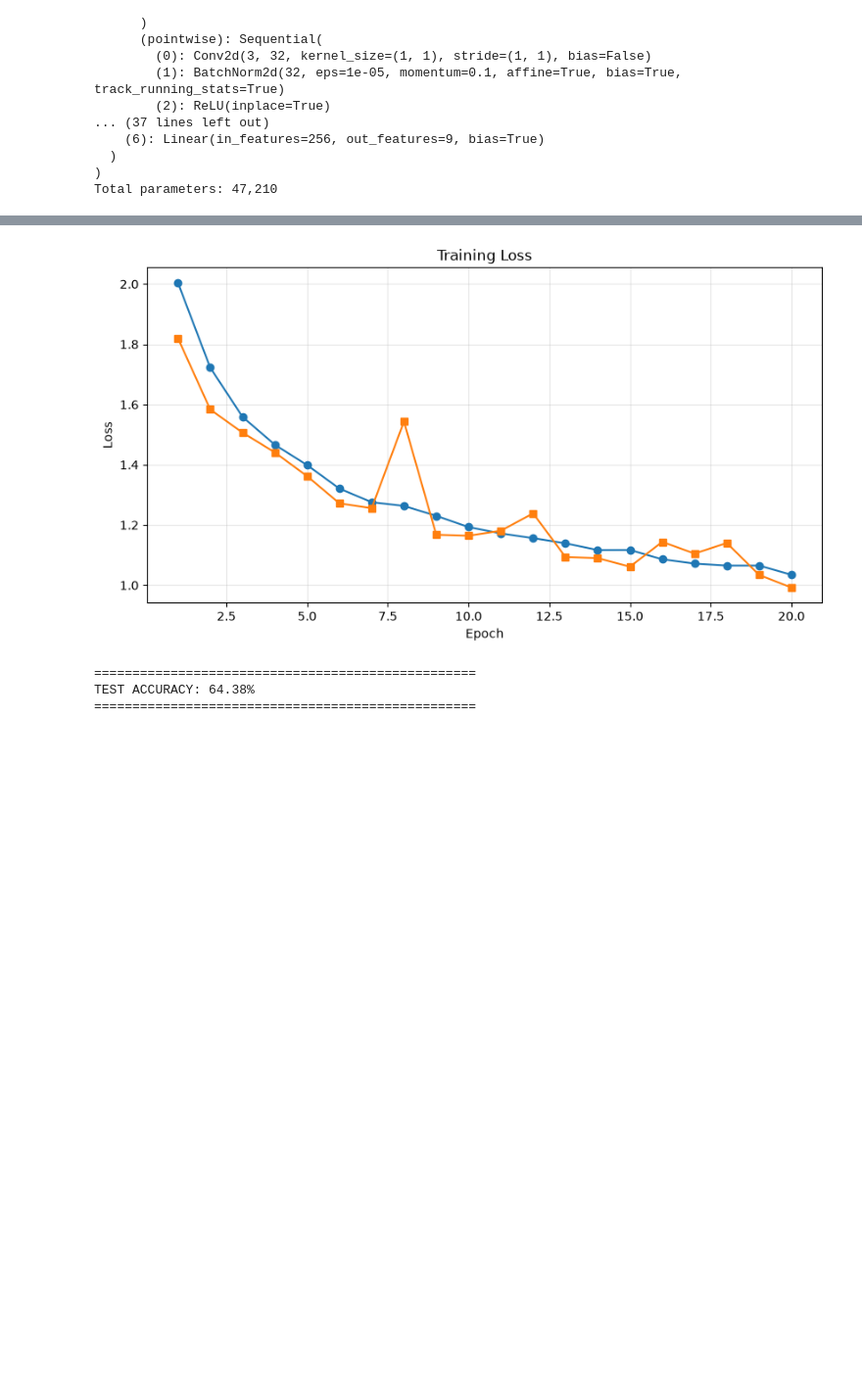
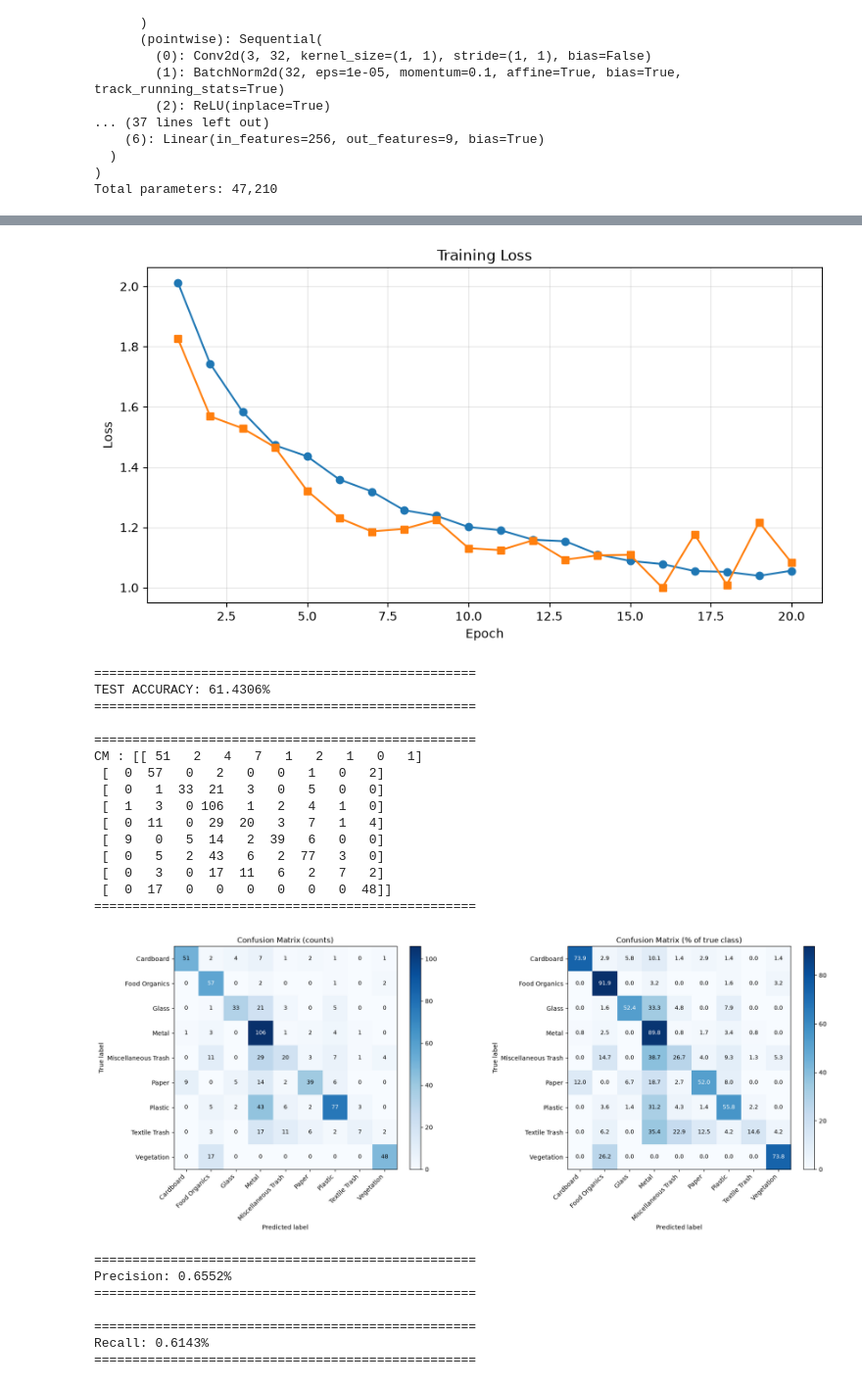
Before and after one commit to SenadiF/Botzilla---EN3150-Assignment-03, a Jupyter notebook: notebooks/classification_model_A.ipynb, the cells around one changed output, grey strips where cells are left out. Shown at 98% size. Drawn from its saved outputs; the diff is of its cells as text; code cells hidden in the pictures; blank space fills up the shorter version.

```diff
--- a/notebooks/classification_model_A.ipynb
+++ b/notebooks/classification_model_A.ipynb
@@ -493,9 +619,15 @@ WasteImageNNLight(
 )
 Total parameters: 47,210
 # %%
+import time
+
+start_time = time.perf_counter()
 train_loss, validation_loss = train(model=model_light, train_loader=train_loader, val_loader=val_loader, num_ephohs=20, lr=1e-3)
+end_time = time.perf_counter()
+print(f"Training Time : {end_time-start_time}")
+# plot and results
 plot_training_loss(train_losses=train_loss, validation_losses=validation_loss)
-test_acc = evaluate_test(model=model_light, test_loader=test_loader)
+test_results = evaluate_test(model=model_light, test_loader=test_loader)
 # %% [output]
 Using the device : cuda
 
@@ -517,4 +649,24 @@ Train is Completed !
-[figure, old version]
+[figure, new version]
 ==================================================
-TEST ACCURACY: 64.38%
+TEST ACCURACY: 61.4306%
 ==================================================
+
+==================================================
+CM : [[ 51   2   4   7   1   2   1   0   1]
+ [  0  57   0   2   0   0   1   0   2]
+ [  0   1  33  21   3   0   5   0   0]
+ [  1   3   0 106   1   2   4   1   0]
+ [  0  11   0  29  20   3   7   1   4]
+ [  9   0   5  14   2  39   6   0   0]
+ [  0   5   2  43   6   2  77   3   0]
+ [  0   3   0  17  11   6   2   7   2]
+ [  0  17   0   0   0   0   0   0  48]]
+==================================================
+[figure, added]
+==================================================
+Precision: 0.6552%
+==================================================
+
+==================================================
+Recall: 0.6143%
+==================================================
```
Also changed, not shown: parts of 6 cells of this notebook, 9 other files.
